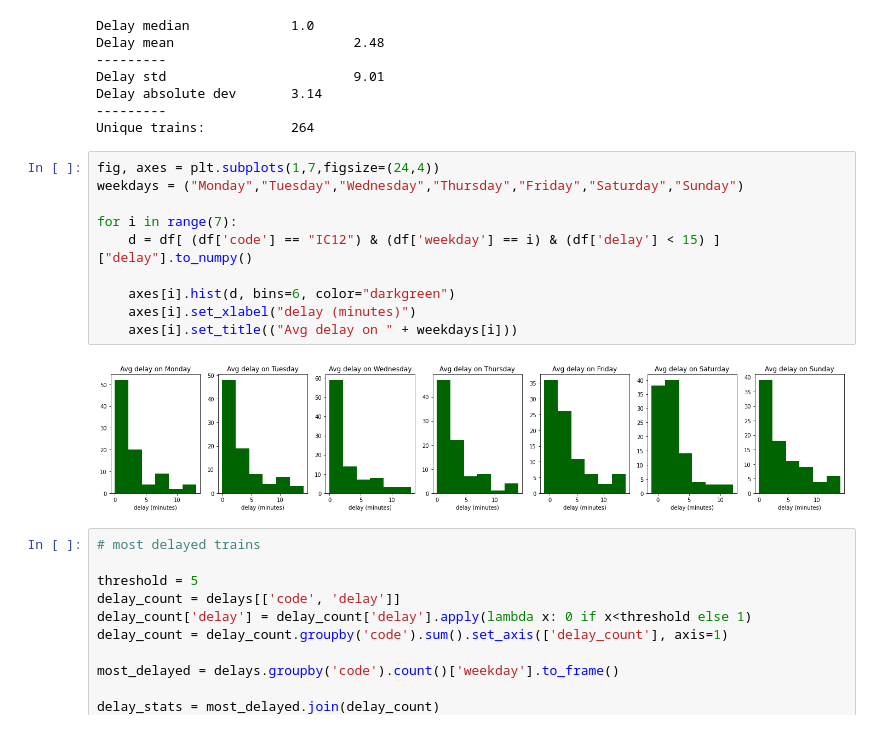
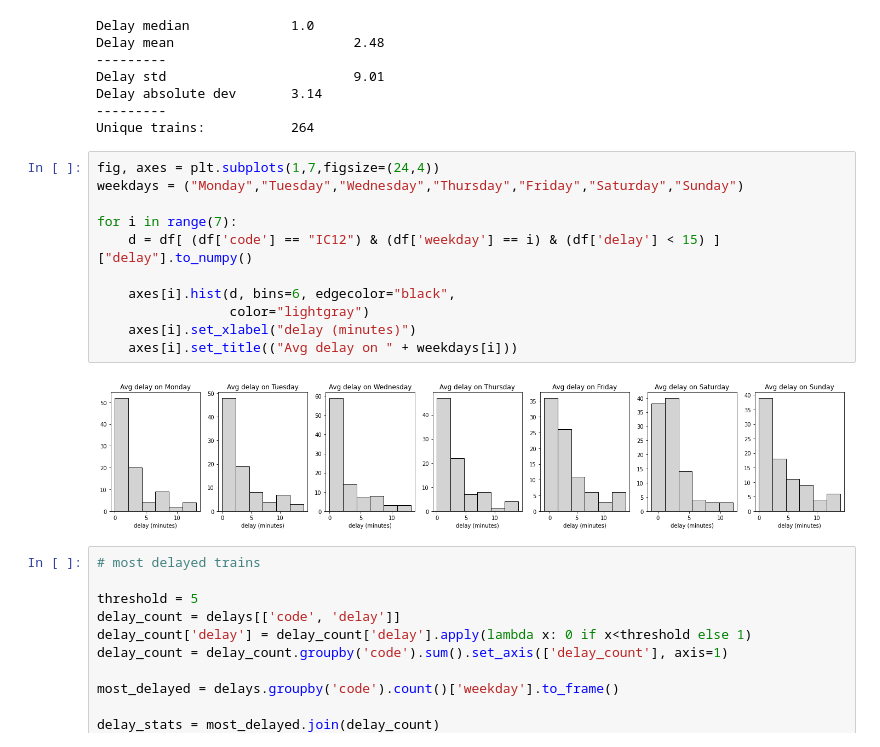
Before and after one commit to jiemingyou/ML2022, a Jupyter notebook: ML_stage2.ipynb, the cells around one changed output. Cells and saved outputs as stored; diff of their text form.

```diff
--- a/ML_stage2.ipynb
+++ b/ML_stage2.ipynb
@@ -258,15 +258,16 @@ Unique trains:           264
 # %%
 fig, axes = plt.subplots(1,7,figsize=(24,4))
 weekdays = ("Monday","Tuesday","Wednesday","Thursday","Friday","Saturday","Sunday")
 
 for i in range(7):
     d = df[ (df['code'] == "IC12") & (df['weekday'] == i) & (df['delay'] < 15) ]["delay"].to_numpy()
 
-    axes[i].hist(d, bins=6, color="darkgreen")
+    axes[i].hist(d, bins=6, edgecolor="black",
+                 color="lightgray")
     axes[i].set_xlabel("delay (minutes)")
     axes[i].set_title(("Avg delay on " + weekdays[i]))
 # %% [output]
-[figure, old version]
+[figure, new version]
 # %%
 # most delayed trains
 
```
Also changed, not shown: parts of 3 cells of this notebook.
